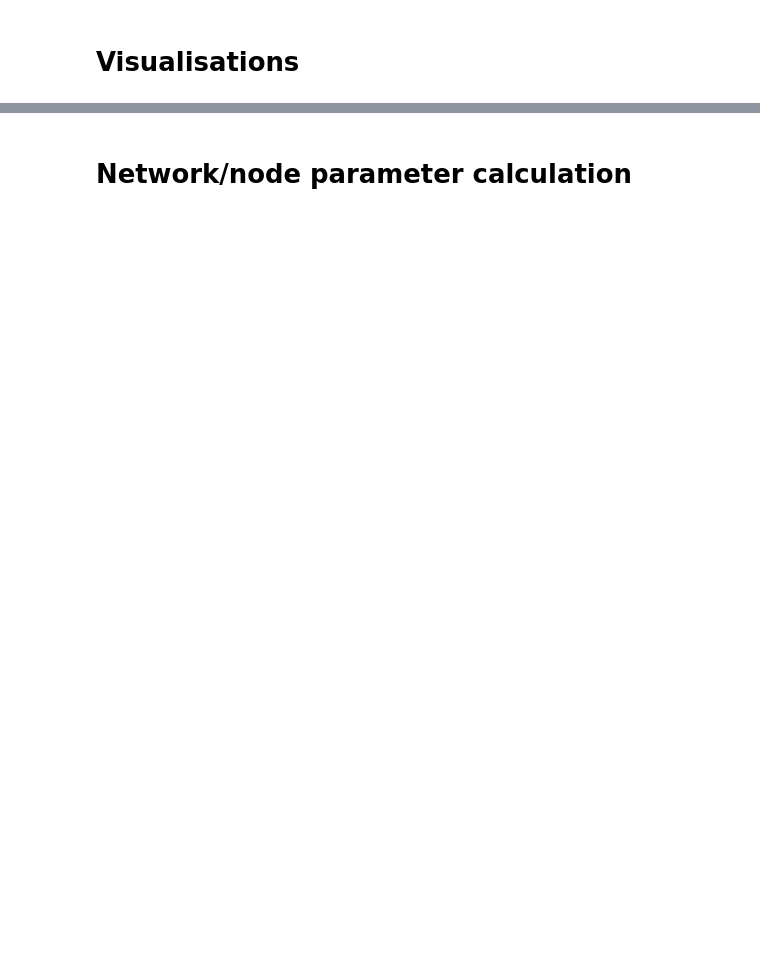
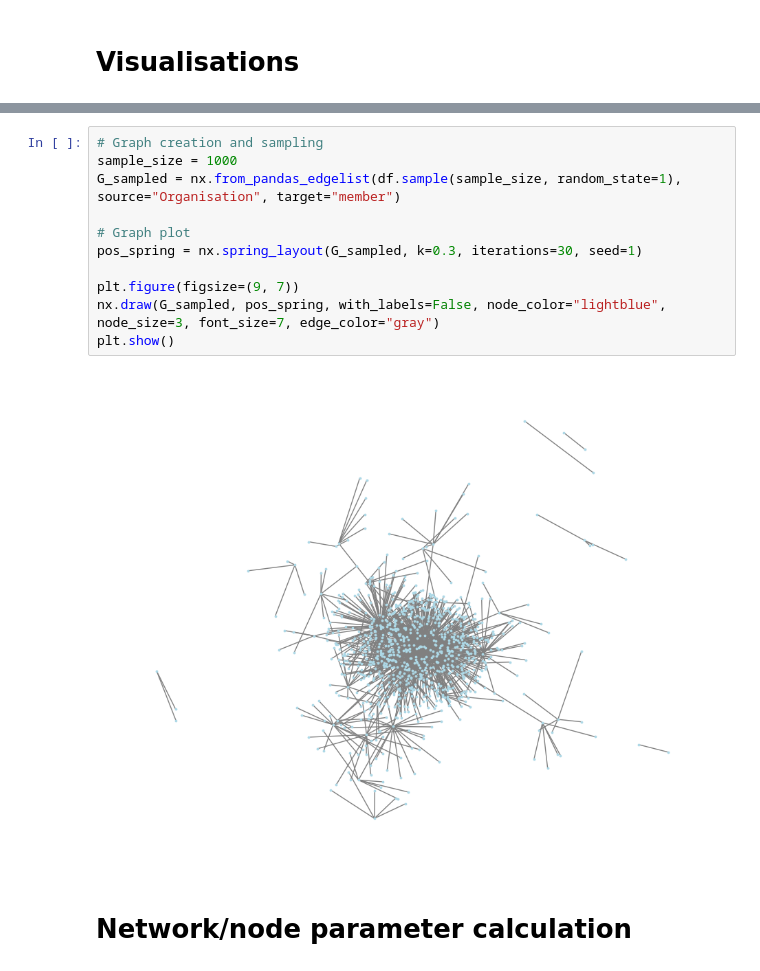
Before and after one commit to WellKnownDedication/Social-Media-Analytics, a Jupyter notebook: src/node parameter calculations/node_calcs.ipynb, the cells around one changed output, grey strips where cells are left out. Cells and saved outputs as stored; diff of their text form; blank space fills up the shorter version.

```diff
--- a/src/node parameter calculations/node_calcs.ipynb
+++ b/src/node parameter calculations/node_calcs.ipynb
@@ -45,3 +46,16 @@ plt.show()
+# %%
+# Graph creation and sampling
+sample_size = 1000
+G_sampled = nx.from_pandas_edgelist(df.sample(sample_size, random_state=1), source="Organisation", target="member")
+
+# Graph plot
+pos_spring = nx.spring_layout(G_sampled, k=0.3, iterations=30, seed=1)
+
+plt.figure(figsize=(9, 7))
+nx.draw(G_sampled, pos_spring, with_labels=False, node_color="lightblue", node_size=3, font_size=7, edge_color="gray")
+plt.show()
+# %% [output]
+[figure, added]
 # %% [markdown]
 # Network/node parameter calculation
 # %%
```
Also changed, not shown: parts of 6 cells of this notebook.
